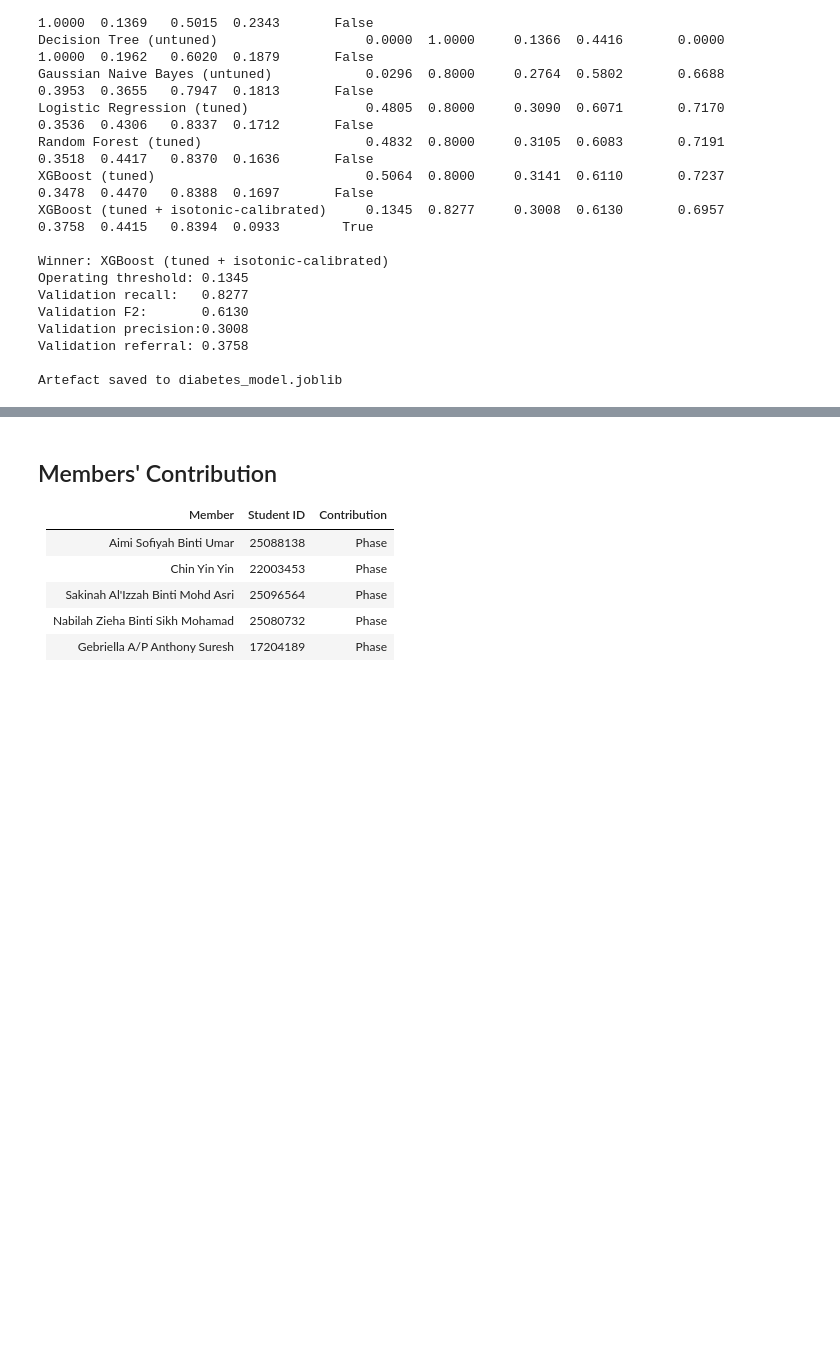
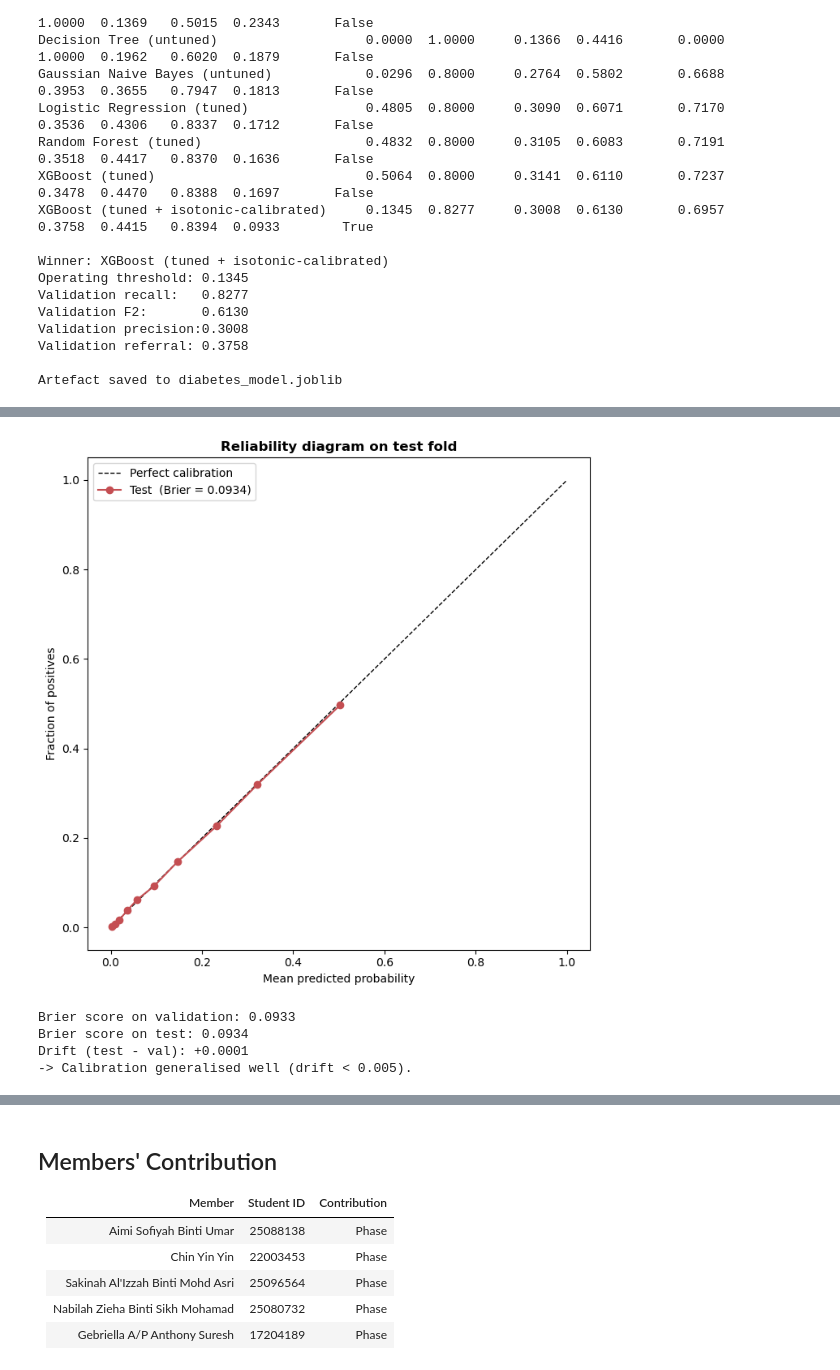
Before and after one commit to sakinahalizzah/diabetes-prediction, a Jupyter notebook: diabetes_prediction.ipynb, the cells around one changed output, grey strips where cells are left out. Cells and saved outputs as stored; diff of their text form; code cells hidden in the pictures; blank space fills up the shorter version.

```diff
--- a/diabetes_prediction.ipynb
+++ b/diabetes_prediction.ipynb
@@ -1803,0 +1991,32 @@ Artefact saved to diabetes_model.joblib
+# %%
+from sklearn.calibration import calibration_curve
+
+prob_true_t, prob_pred_t = calibration_curve(y_test, y_test_proba,
+                                              n_bins=10, strategy='quantile')
+test_brier = brier_score_loss(y_test, y_test_proba)
+val_brier  = brier_score_loss(y_val,  val_proba)
+
+fig, ax = plt.subplots(figsize=(7, 7))
+ax.plot([0, 1], [0, 1], 'k--', lw=1, label='Perfect calibration')
+ax.plot(prob_pred_t, prob_true_t, 'o-', color='#C44E52',
+        label=f'Test  (Brier = {test_brier:.4f})')
+ax.set_xlabel('Mean predicted probability')
+ax.set_ylabel('Fraction of positives')
+ax.set_title('Reliability diagram on test fold', fontweight='bold')
+ax.legend()
+plt.tight_layout()
+plt.show()
+
+print(f'Brier score on validation: {val_brier:.4f}')
+print(f'Brier score on test: {test_brier:.4f}')
+print(f'Drift (test - val): {test_brier - val_brier:+.4f}')
+if abs(test_brier - val_brier) < 0.005:
+    print('-> Calibration generalised well (drift < 0.005).')
+else:
+    print('-> Non-trivial drift; consider refitting calibration with isotonic-cv.')
+# %% [output]
+[figure, added]
+Brier score on validation: 0.0933
+Brier score on test: 0.0934
+Drift (test - val): +0.0001
+-> Calibration generalised well (drift < 0.005).
```
Also changed, not shown: parts of 20 cells of this notebook.
